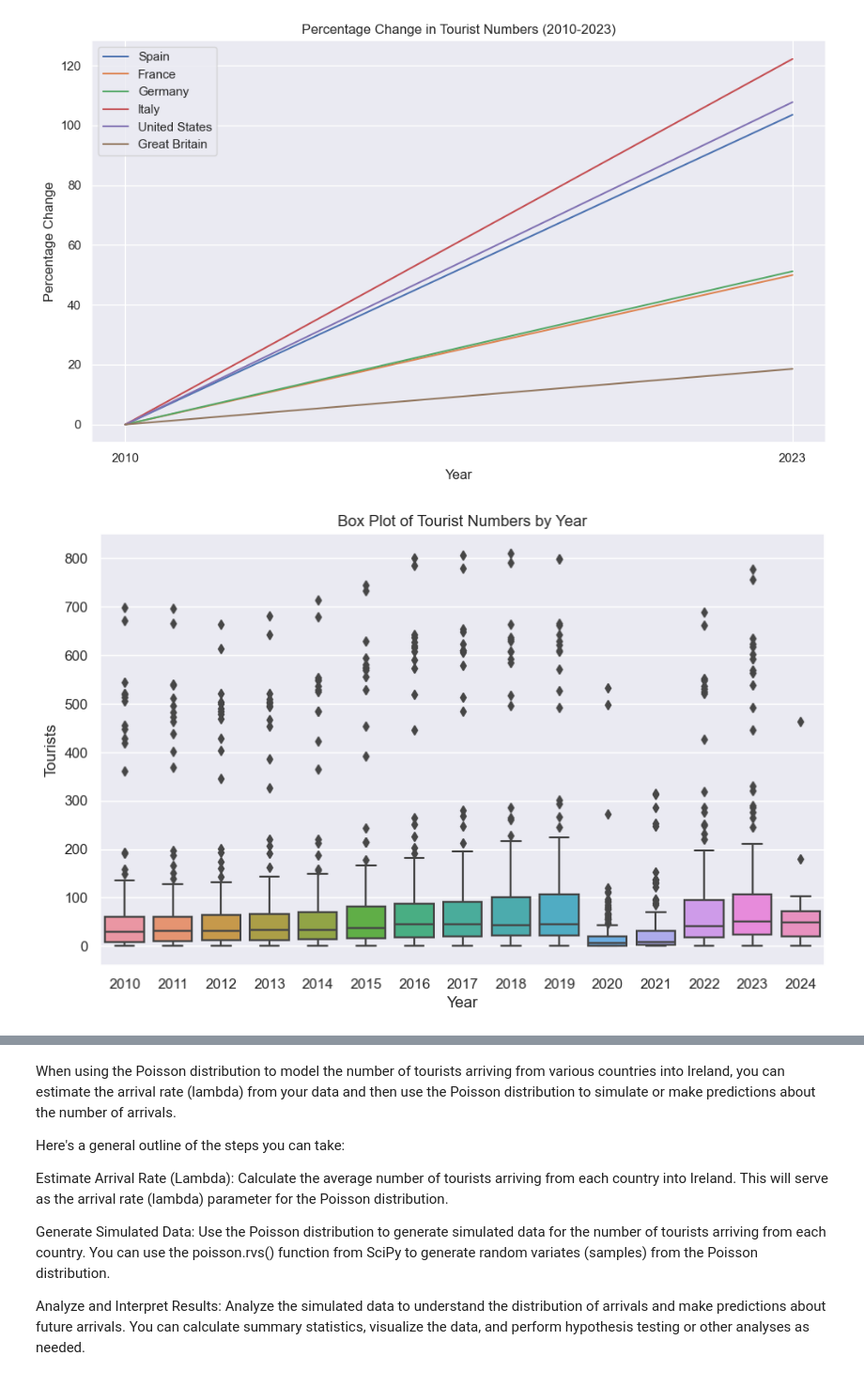
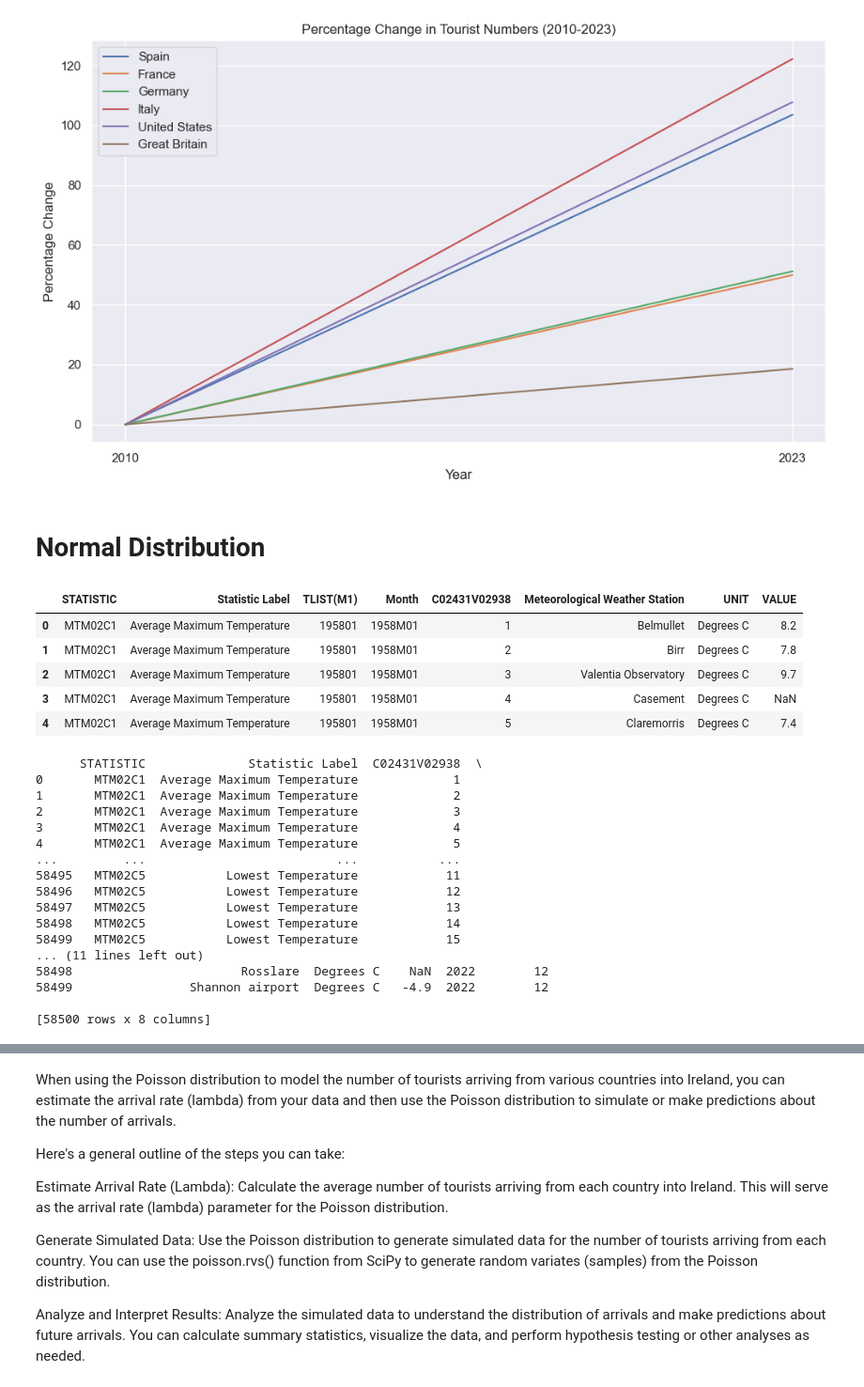
Before and after one commit to CoreyLouiseHughes/CA1_Tourism_CoreyHughes, a Jupyter notebook: Tourism_CA1.ipynb, the cells around one changed output, grey strips where cells are left out. Shown at 94% size. Cells and saved outputs as stored; diff of their text form; code cells hidden in the pictures.

```diff
--- a/Tourism_CA1.ipynb
+++ b/Tourism_CA1.ipynb
@@ -630,12 +639,66 @@ plt.tight_layout()
 plt.show()
 # %% [output]
 [figure]
-# %%
-plt.figure(figsize=(10, 6))
-sns.boxplot(x='Year', y='VALUE', data=df_filtered)
-plt.title('Box Plot of Tourist Numbers by Year')
-plt.xlabel('Year')
-plt.ylabel('Tourists')
-plt.show()
-# %% [output]
-[figure, removed]
+# %% [markdown]
+# Normal Distribution
+# %%
+url = "temp.csv"
+temp = pd.read_csv(url)
+# %%
+temp.head()
+# %% [output]
+|  | STATISTIC | Statistic Label | TLIST(M1) | Month | C02431V02938 | Meteorological Weather Station | UNIT | VALUE |
+| 0 | MTM02C1 | Average Maximum Temperature | 195801 | 1958M01 | 1 | Belmullet | Degrees C | 8.2 |
+| 1 | MTM02C1 | Average Maximum Temperature | 195801 | 1958M01 | 2 | Birr | Degrees C | 7.8 |
+| 2 | MTM02C1 | Average Maximum Temperature | 195801 | 1958M01 | 3 | Valentia Observatory | Degrees C | 9.7 |
+| 3 | MTM02C1 | Average Maximum Temperature | 195801 | 1958M01 | 4 | Casement | Degrees C | NaN |
+| 4 | MTM02C1 | Average Maximum Temperature | 195801 | 1958M01 | 5 | Claremorris | Degrees C | 7.4 |
+# %%
+import pandas as pd
+
+temp_new = pd.DataFrame(temp)
+
+# Extract year and month from the 'Month' column using regular expressions
+temp_new[['Year', 'Month_Num']] = temp_new['Month'].str.extract(r'(\d{4})M(\d{2})')
+
+# Map month numbers to month names
+month_mapping = {
+    '01': 'January',
+    '02': 'February',
+    '03': 'March',
+    '04': 'April',
+    '05': 'May',
+    '06': 'June',
+    '07': 'July',
+    '08': 'August',
+    '09': 'September',
+    '10': 'October',
+    '11': 'November',
+    '12': 'December'
+}
+
+# Convert numeric month values to month names
+temp_new['Month'] = temp_new['Month_Num'].map(month_mapping)
+
+# Drop the 'Month_Num' column if not needed
+temp_new.drop(columns=['TLIST(M1)', 'Month'], inplace=True)
+
+print(temp_new)
+# %% [output]
+      STATISTIC              Statistic Label  C02431V02938  \
+0       MTM02C1  Average Maximum Temperature             1
+1       MTM02C1  Average Maximum Temperature             2
+2       MTM02C1  Average Maximum Temperature             3
+3       MTM02C1  Average Maximum Temperature             4
+4       MTM02C1  Average Maximum Temperature             5
+...         ...                          ...           ...
+58495   MTM02C5           Lowest Temperature            11
+58496   MTM02C5           Lowest Temperature            12
+58497   MTM02C5           Lowest Temperature            13
+58498   MTM02C5           Lowest Temperature            14
+58499   MTM02C5           Lowest Temperature            15
+... (11 lines left out)
+58498                       Rosslare  Degrees C    NaN  2022        12
+58499                Shannon airport  Degrees C   -4.9  2022        12
+
+[58500 rows x 8 columns]
```
Also changed, not shown: parts of 22 cells of this notebook, 1 other file.
